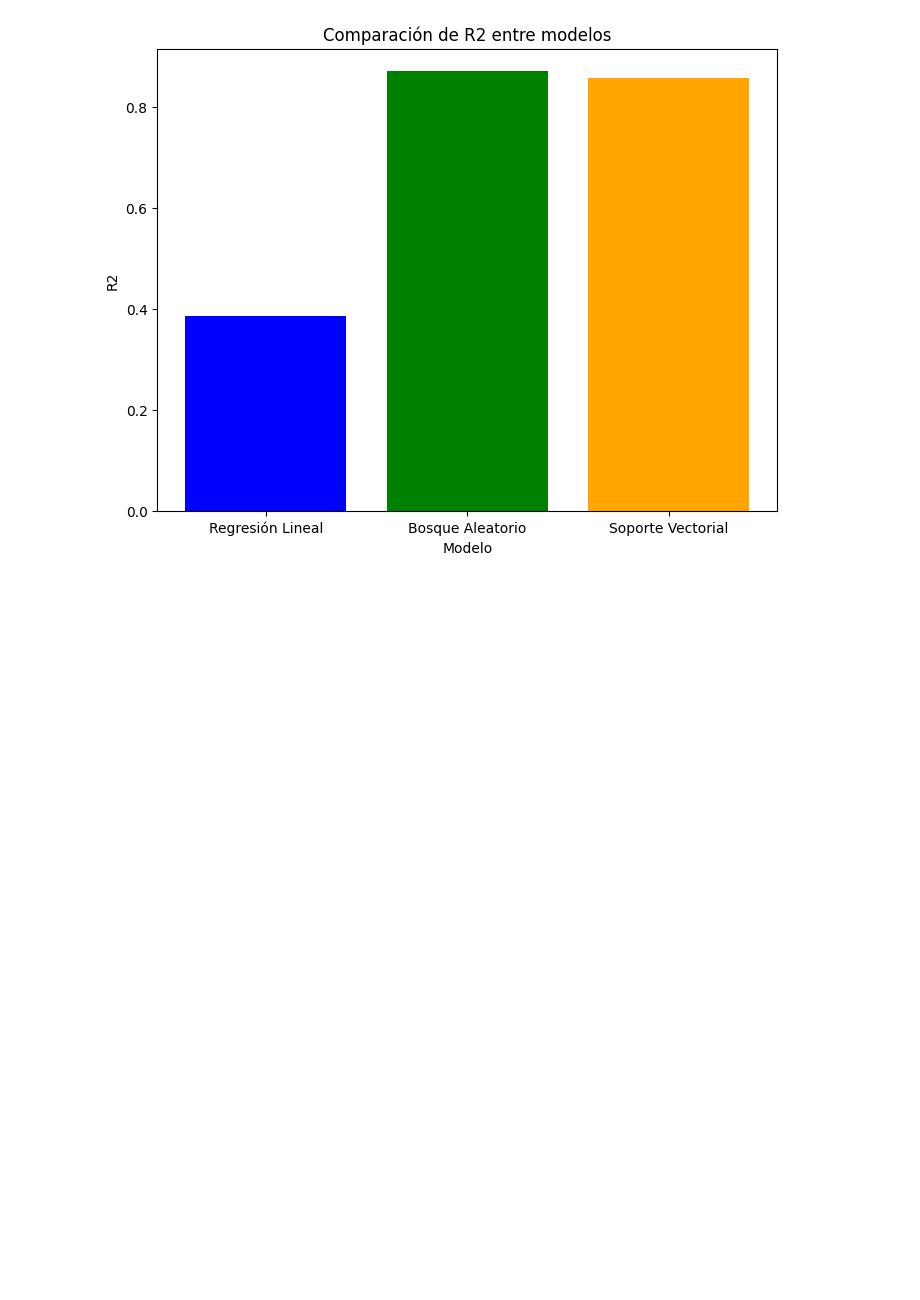
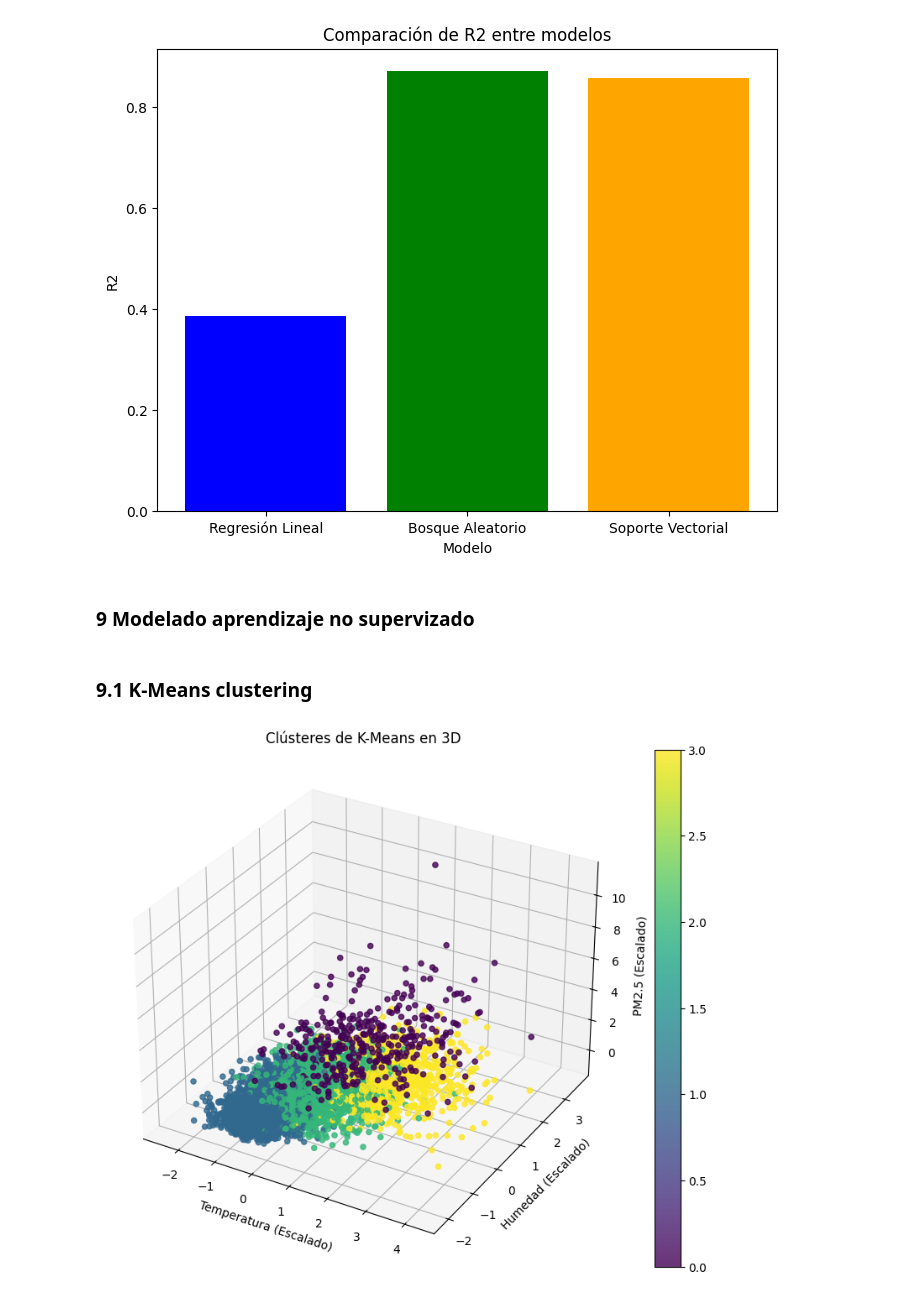
Before and after one commit to palberth/CienciaDatos-MASDI, a Jupyter notebook: Activida_8_ciencia_de_datos.ipynb, the cells around one changed output. Drawn from its saved outputs; the diff is of its cells as text; code cells hidden in the pictures; blank space fills up the shorter version.

```diff
--- a/Activida_8_ciencia_de_datos.ipynb
+++ b/Activida_8_ciencia_de_datos.ipynb
@@ -400,3 +400,30 @@ for metric in metrics:
 [figure]
 [figure]
 [figure]
+# %% [markdown]
+### 9 Modelado aprendizaje no supervizado
+# %% [markdown]
+### 9.1 K-Means clustering
+# %%
+# K-Means clustering
+kmeans = KMeans(n_clusters=4, random_state=42)
+kmeans_labels = kmeans.fit_predict(features_scaled)
+inertia_kmeans = kmeans.inertia_
+silhouette_kmeans = silhouette_score(features_scaled, kmeans_labels)
+# %%
+# Visualización de K-Means en 3D
+from mpl_toolkits.mplot3d import Axes3D
+fig = plt.figure(figsize=(10, 8))
+ax = fig.add_subplot(111, projection='3d')
+scatter = ax.scatter(
+    features_scaled[:, 0], features_scaled[:, 1], features_scaled[:, 2],
+    c=kmeans_labels, cmap="viridis", alpha=0.8
+)
+plt.colorbar(scatter)
+ax.set_title("Clústeres de K-Means en 3D")
+ax.set_xlabel("Temperatura (Escalado)")
+ax.set_ylabel("Humedad (Escalado)")
+ax.set_zlabel("PM2.5 (Escalado)")
+plt.show()
+# %% [output]
+[figure, added]
```
Also changed, not shown: parts of 11 cells of this notebook.
